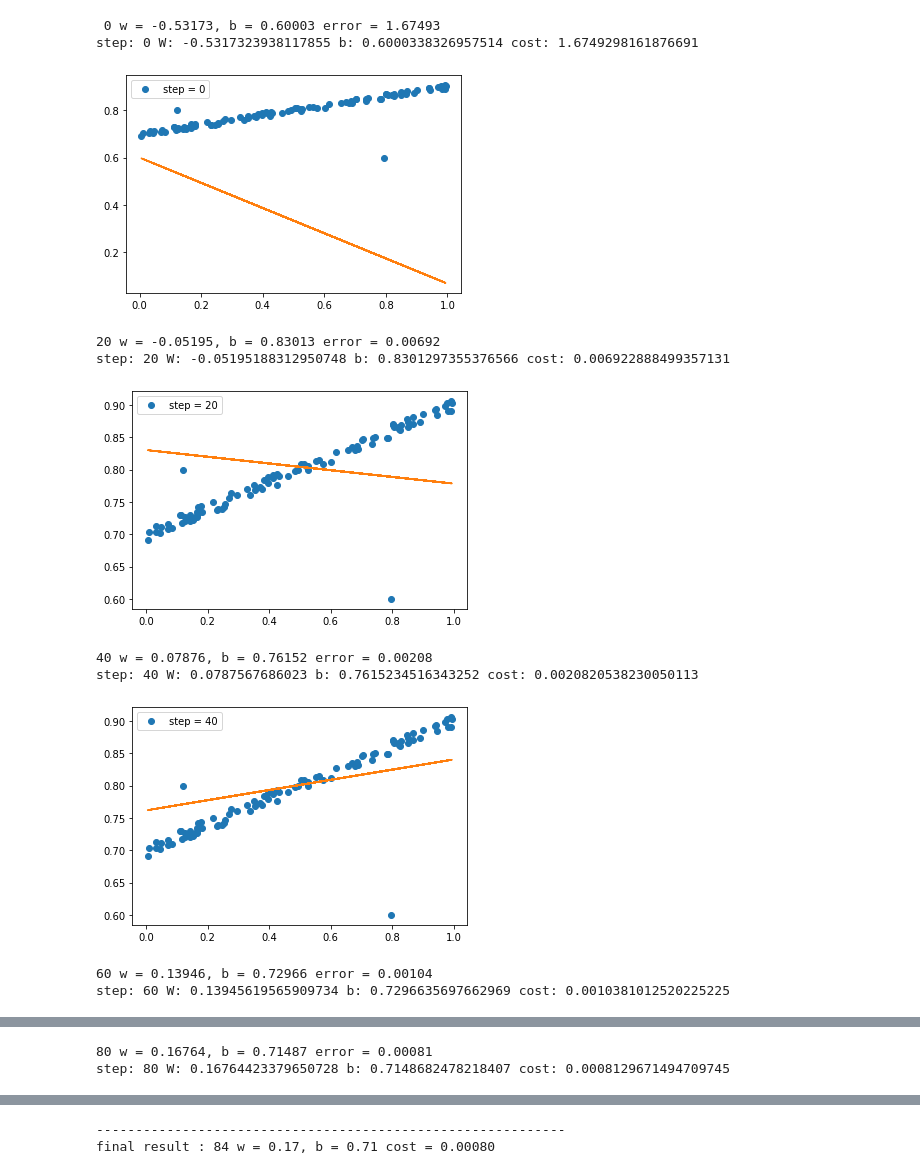
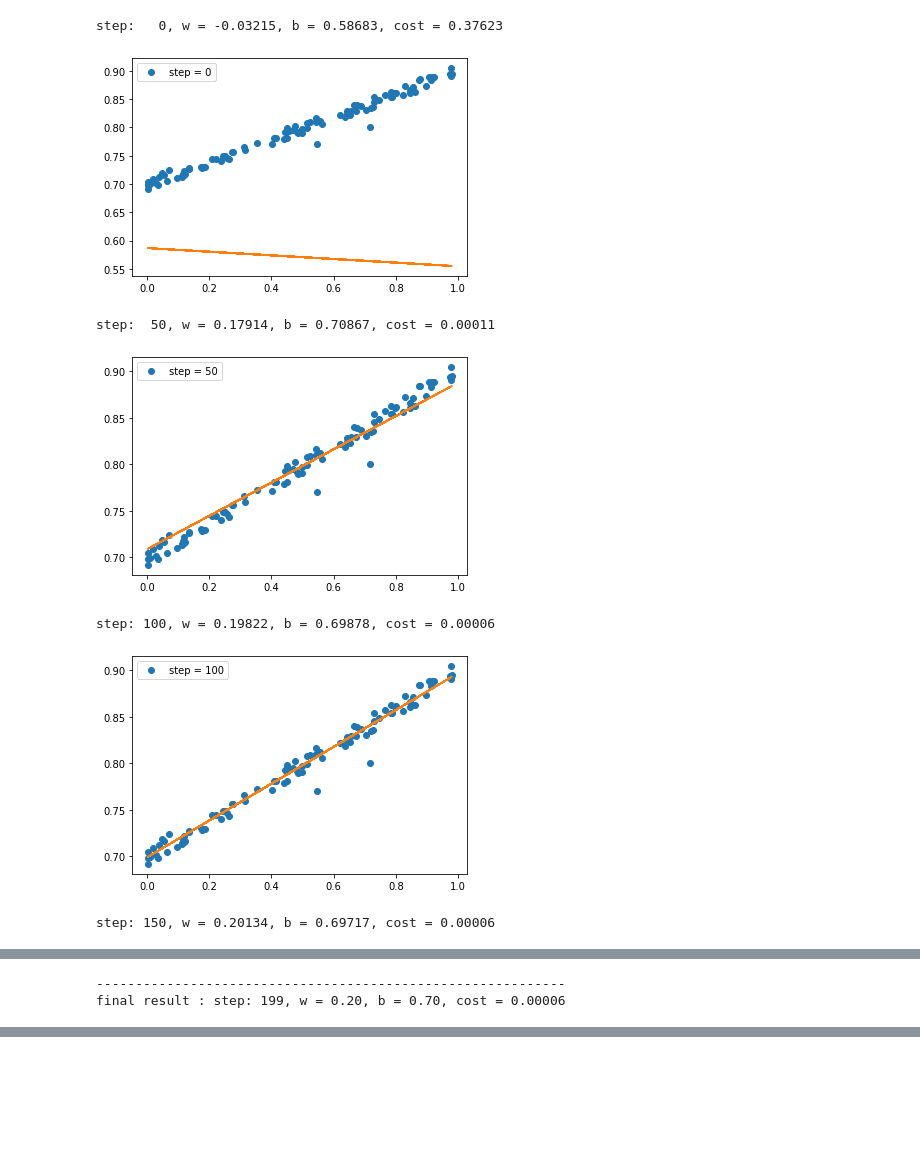
Before and after one commit to kiakass/machine-learning, a Jupyter notebook: gradient_descent_algorithm.ipynb, the cells around one changed output, grey strips where cells are left out. Drawn from its saved outputs; the diff is of its cells as text; code cells hidden in the pictures; blank space fills up the shorter version.

```diff
--- a/gradient_descent_algorithm.ipynb
+++ b/gradient_descent_algorithm.ipynb
@@ -33,0 +6,16 @@ w: 0.2, b: 0.7
+# %%
+# data 생성 y = wx + b + noise
+[w,b,size]=[0.2,0.7,100]
+x = np.random.rand(size)
+yy = w * x + b
+noise = np.random.uniform(-0.01, 0.01, size=y.shape)
+y = yy + noise
+
+# 임의로 2개의 outlier를 추가해 보도록 하겠습니다.
+y[5] = 0.77
+y[10] = 0.8
+
+# graph
+#plt.figure(figsize=(10, 5))
+a=plt.plot(x, yy, color='r', label=f'y = {w}*x + {b}')
+a=plt.scatter(x, y, label='data')
@@ -34,50 +24,45 @@ w: 0.2, b: 0.7
 # %%
 # 최대 반복 횟수
-num_epoch = 1000
+num_epoch = 200
 
 # 학습율 (learning_rate)
 learning_rate = 0.5
 errors = []
 # random 한 값으로 w, b를 초기화 합니다.
 w = np.random.uniform(low=-1.0, high=1.0)
 b = np.random.uniform(low=-1.0, high=1.0)
 
 for epoch in range(num_epoch):
 
     #hypothesis
     y_hat = x * w + b
 
     w = w - learning_rate * ((y_hat - y) * x).mean()
     b = b - learning_rate * (y_hat - y).mean()
 
     #loss : Mean square error
     error = ((y_hat - y)**2).mean()
 
-    if error < 0.0008:
+    if error < 0.00006:
         break
 
     errors.append(error)
 
-    #그래프출력
-    if epoch % 20 == 0: # step 마다 그래프 출력
-        print("{0:2} w = {1:.5f}, b = {2:.5f} error = {3:.5f}".format(epoch, w, b, error))
-        print('step:',epoch, 'W:',w,'b:', b,'cost:',error)
+    # 그래프 출력
+    if epoch % 50 == 0: # step 마다 그래프 출력
+        print("step: %3d, w = %.5f, b = %.5f, cost = %.5f" % (epoch,w,b,error))
         plt.plot(x,y,'o', label='step = {}'.format(epoch))
         plt.plot(x,w*x+b)
         plt.legend()
         plt.show()
 
 print("----" * 15)
-print("final result : {0:2} w = {1:.2f}, b = {2:.2f} cost = {3:.5f}".format(epoch, w, b, error))
+print("final result : step: %3d, w = %.2f, b = %.2f, cost = %.5f" %(epoch, w, b, error))
 # %% [output]
- 0 w = -0.53173, b = 0.60003 error = 1.67493
-step: 0 W: -0.5317323938117855 b: 0.6000338326957514 cost: 1.6749298161876691
+step:   0, w = -0.03215, b = 0.58683, cost = 0.37623
-[figure, old version]
+[figure, new version]
-20 w = -0.05195, b = 0.83013 error = 0.00692
-step: 20 W: -0.05195188312950748 b: 0.8301297355376566 cost: 0.006922888499357131
+step:  50, w = 0.17914, b = 0.70867, cost = 0.00011
-[figure, old version]
+[figure, new version]
-40 w = 0.07876, b = 0.76152 error = 0.00208
-step: 40 W: 0.0787567686023 b: 0.7615234516343252 cost: 0.0020820538230050113
+step: 100, w = 0.19822, b = 0.69878, cost = 0.00006
-[figure, old version]
+[figure, new version]
-60 w = 0.13946, b = 0.72966 error = 0.00104
-step: 60 W: 0.13945619565909734 b: 0.7296635697662969 cost: 0.0010381012520225225
+step: 150, w = 0.20134, b = 0.69717, cost = 0.00006
@@ -85,2 +70,2 @@ step: 60 W: 0.13945619565909734 b: 0.7296635697662969 cost: 0.001038101252022522
-80 w = 0.16764, b = 0.71487 error = 0.00081
-step: 80 W: 0.16764423379650728 b: 0.7148682478218407 cost: 0.0008129671494709745
+------------------------------------------------------------
+final result : step: 199, w = 0.20, b = 0.70, cost = 0.00006
@@ -88,2 +71,0 @@ step: 80 W: 0.16764423379650728 b: 0.7148682478218407 cost: 0.000812967149470974
-------------------------------------------------------------
-final result : 84 w = 0.17, b = 0.71 cost = 0.00080
```
Also changed, not shown: parts of 4 cells of this notebook.
